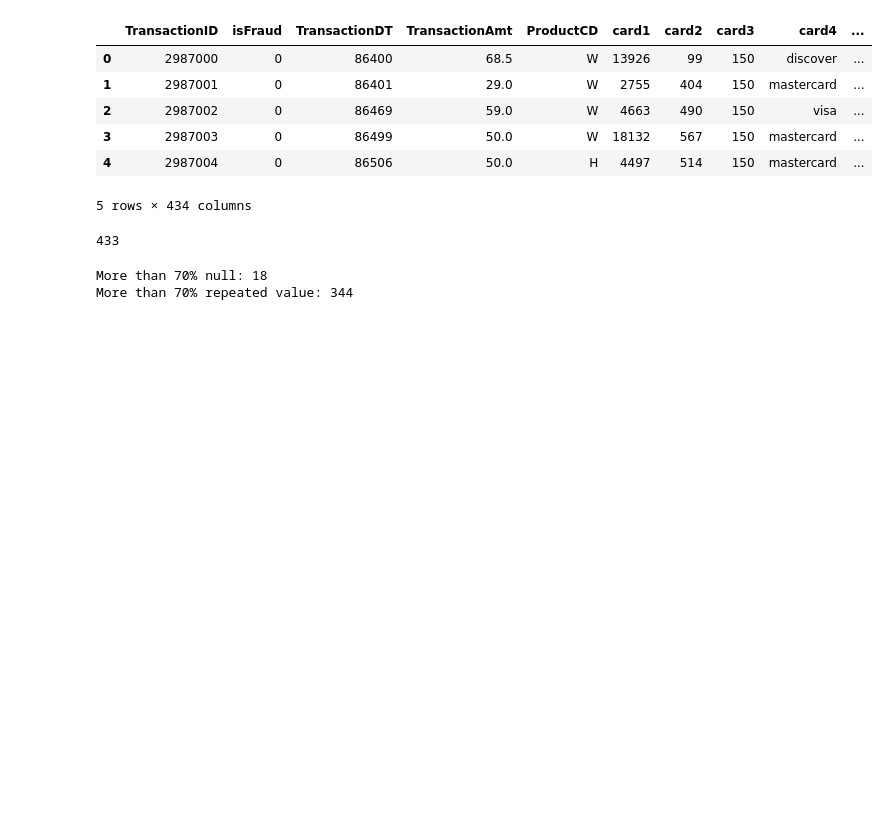
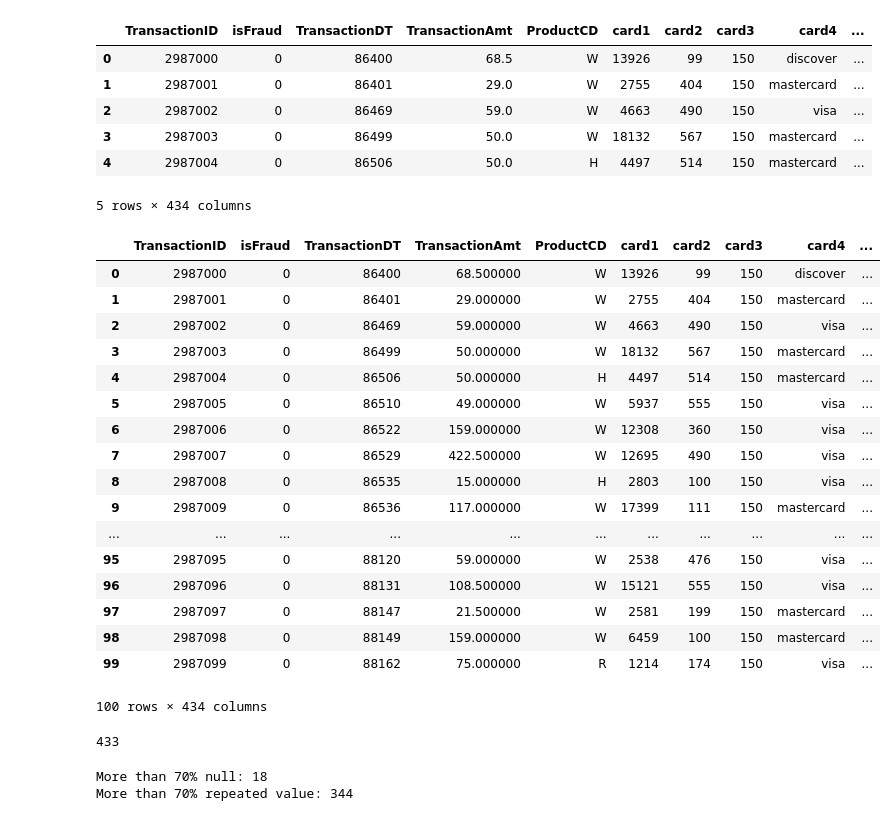
Before and after one commit to khanyousefzai/IEEE_Kaggle_Chalenge, a Jupyter notebook: IEEE_Kaggle_Challenge.ipynb, the cells around one changed output. Saved outputs shown, nothing was run; the diff lists cells and outputs as text; code cells hidden in the pictures; blank space fills up the shorter version.

```diff
--- a/IEEE_Kaggle_Challenge.ipynb
+++ b/IEEE_Kaggle_Challenge.ipynb
@@ -182,6 +182,27 @@ cat_cols = list(train.select_dtypes(include=['object']).columns)
 | 3 | 2987003 | 0 | 86499 | 50.0 | W | 18132 | 567 | 150 | mastercard | ... |
 | 4 | 2987004 | 0 | 86506 | 50.0 | H | 4497 | 514 | 150 | mastercard | ... |
 5 rows × 434 columns
+# %%
+train.head(100)
+# %% [output]
+|  | TransactionID | isFraud | TransactionDT | TransactionAmt | ProductCD | card1 | card2 | card3 | card4 | ... |
+| 0 | 2987000 | 0 | 86400 | 68.500000 | W | 13926 | 99 | 150 | discover | ... |
+| 1 | 2987001 | 0 | 86401 | 29.000000 | W | 2755 | 404 | 150 | mastercard | ... |
+| 2 | 2987002 | 0 | 86469 | 59.000000 | W | 4663 | 490 | 150 | visa | ... |
+| 3 | 2987003 | 0 | 86499 | 50.000000 | W | 18132 | 567 | 150 | mastercard | ... |
+| 4 | 2987004 | 0 | 86506 | 50.000000 | H | 4497 | 514 | 150 | mastercard | ... |
+| 5 | 2987005 | 0 | 86510 | 49.000000 | W | 5937 | 555 | 150 | visa | ... |
+| 6 | 2987006 | 0 | 86522 | 159.000000 | W | 12308 | 360 | 150 | visa | ... |
+| 7 | 2987007 | 0 | 86529 | 422.500000 | W | 12695 | 490 | 150 | visa | ... |
+| 8 | 2987008 | 0 | 86535 | 15.000000 | H | 2803 | 100 | 150 | visa | ... |
+| 9 | 2987009 | 0 | 86536 | 117.000000 | W | 17399 | 111 | 150 | mastercard | ... |
+| ... | ... | ... | ... | ... | ... | ... | ... | ... | ... | ... |
+| 95 | 2987095 | 0 | 88120 | 59.000000 | W | 2538 | 476 | 150 | visa | ... |
+| 96 | 2987096 | 0 | 88131 | 108.500000 | W | 15121 | 555 | 150 | visa | ... |
+| 97 | 2987097 | 0 | 88147 | 21.500000 | W | 2581 | 199 | 150 | mastercard | ... |
+| 98 | 2987098 | 0 | 88149 | 159.000000 | W | 6459 | 100 | 150 | mastercard | ... |
+| 99 | 2987099 | 0 | 88162 | 75.000000 | R | 1214 | 174 | 150 | visa | ... |
+100 rows × 434 columns
 # %%
 test.shape[1]
 # %% [output]
```
Also changed, not shown: parts of 6 cells of this notebook.
